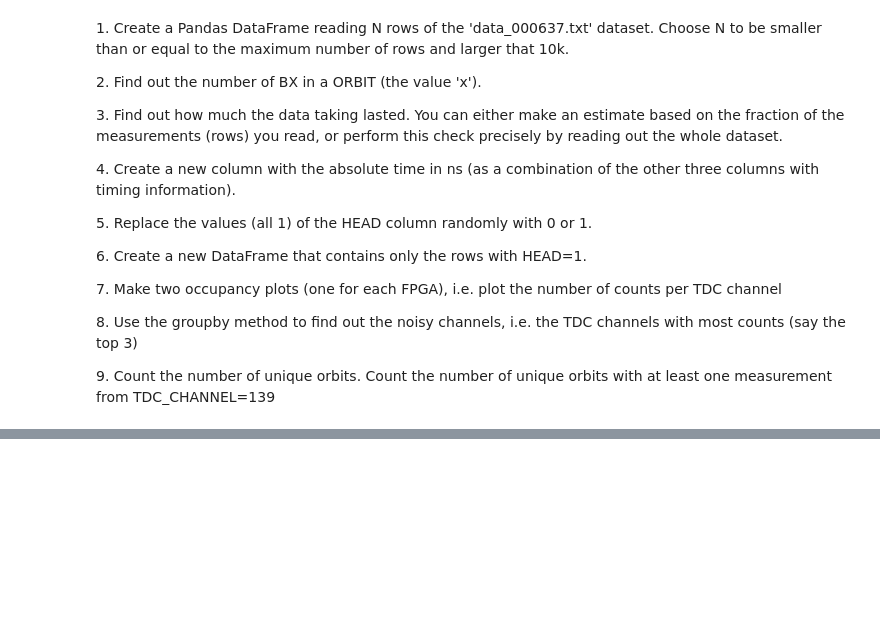
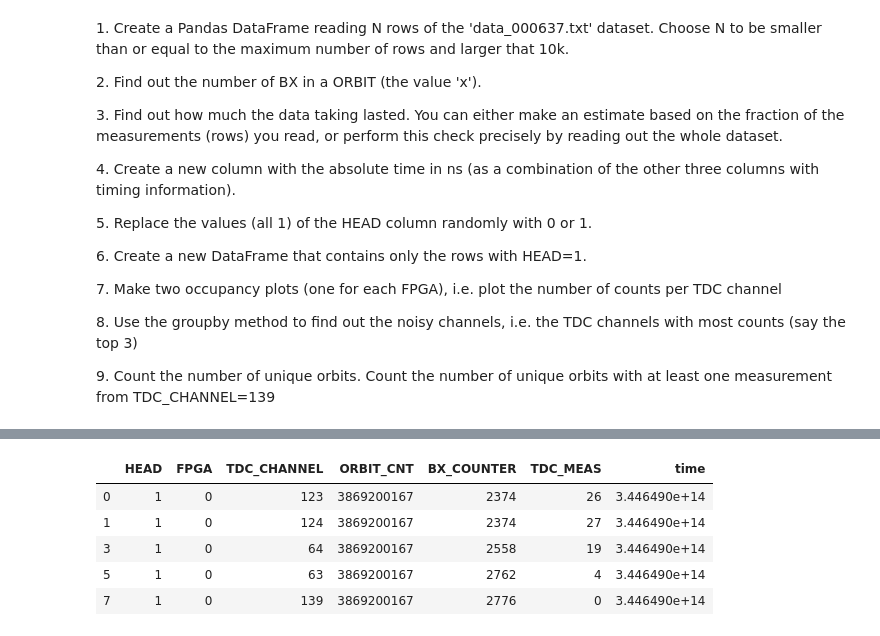
Before and after one commit to pasinfrancesco/LaboratoryOfComputationalPhysics_Y3, a Jupyter notebook: 05ex_Pandas.ipynb, the cells around one changed output, grey strips where cells are left out. Saved outputs shown, nothing was run; the diff lists cells and outputs as text; code cells hidden in the pictures; blank space fills up the shorter version.

```diff
--- a/05ex_Pandas.ipynb
+++ b/05ex_Pandas.ipynb
@@ -25,0 +84,14 @@ This exercise consists in analyzing a dataset containg timing information from a
+# %%
+#Ex 6
+
+data = df[df['HEAD']==1].copy()
+
+#check
+data.head()
+# %% [output]
+|  | HEAD | FPGA | TDC_CHANNEL | ORBIT_CNT | BX_COUNTER | TDC_MEAS | time |
+| 0 | 1 | 0 | 123 | 3869200167 | 2374 | 26 | 3.446490e+14 |
+| 1 | 1 | 0 | 124 | 3869200167 | 2374 | 27 | 3.446490e+14 |
+| 3 | 1 | 0 | 64 | 3869200167 | 2558 | 19 | 3.446490e+14 |
+| 5 | 1 | 0 | 63 | 3869200167 | 2762 | 4 | 3.446490e+14 |
+| 7 | 1 | 0 | 139 | 3869200167 | 2776 | 0 | 3.446490e+14 |
```
Also changed, not shown: parts of 9 cells of this notebook.
